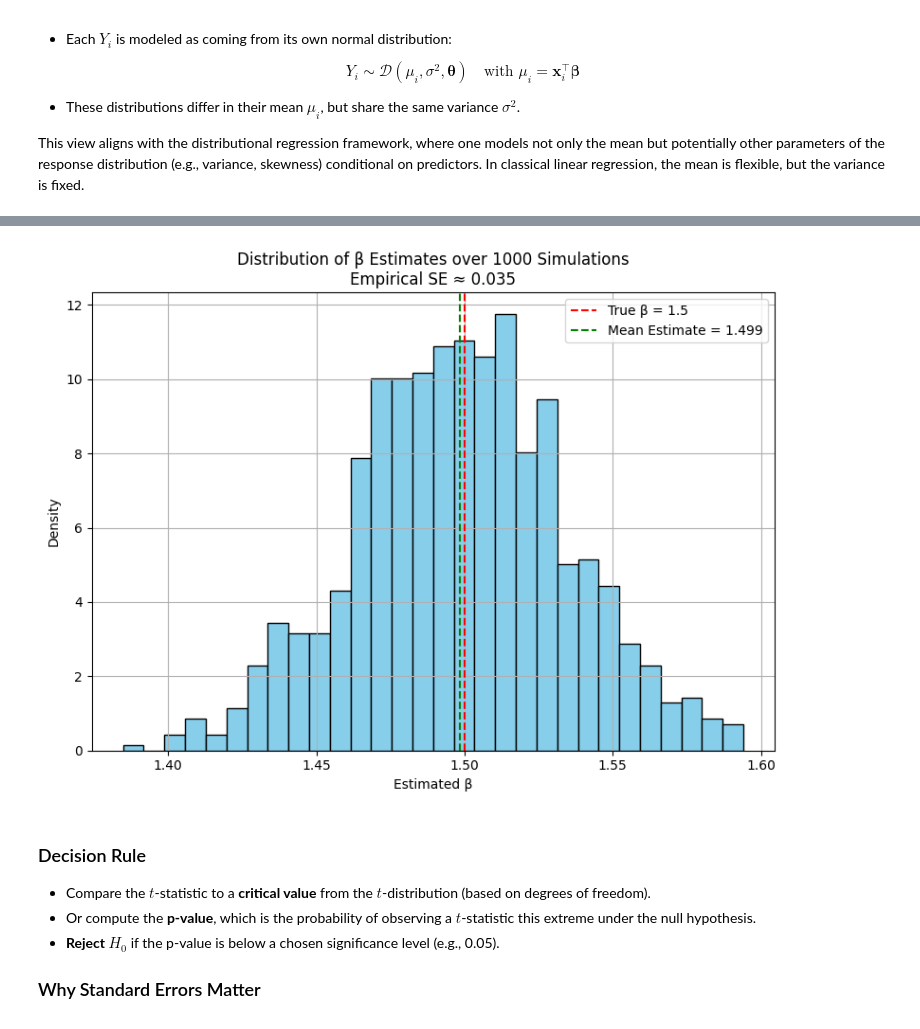
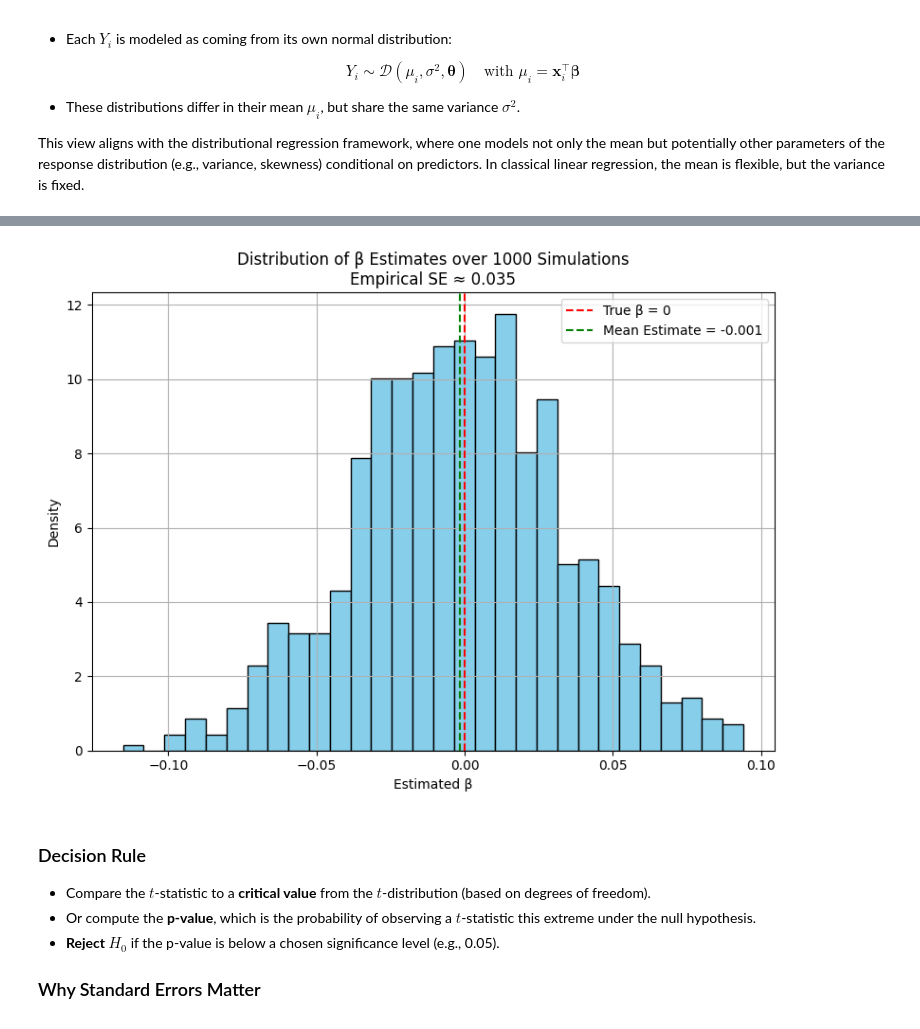
Before and after one commit to RalfKellner/fdaml_coursebook, a Jupyter notebook: coursebook/_build/jupyter_execute/05_regression.ipynb, the cells around one changed output, grey strips where cells are left out. Saved outputs shown, nothing was run; the diff lists cells and outputs as text; code cells hidden in the pictures.

```diff
--- a/coursebook/_build/jupyter_execute/05_regression.ipynb
+++ b/coursebook/_build/jupyter_execute/05_regression.ipynb
@@ -304,7 +304,7 @@ import statsmodels.api as sm
 n_simulations = 1000
 n_obs = 100
 true_alpha = 2
-true_beta = 1.5
+true_beta = 0
 sigma = 1.0
 
 # Store estimated betas
@@ -315,34 +315,34 @@ np.random.seed(42)
 for _ in range(n_simulations):
     x = np.random.uniform(0, 10, n_obs)
     noise = np.random.normal(0, sigma, n_obs)
     y = true_alpha + true_beta * x + noise
 
     # Estimate regression model
     X = sm.add_constant(x)  # Adds intercept term
     model = sm.OLS(y, X).fit()
     beta_estimates.append(model.params[1])  # Extract the slope estimate (beta)
 
 # Convert to NumPy array for analysis
 beta_estimates = np.array(beta_estimates)
 
 # Calculate empirical standard error of beta estimates
 empirical_se = np.std(beta_estimates)
 mean_beta = np.mean(beta_estimates)
 
 # Plot histogram of beta estimates
 plt.figure(figsize=(8, 6))
 plt.hist(beta_estimates, bins=30, color='skyblue', edgecolor='black', density=True)
 plt.axvline(true_beta, color='red', linestyle='--', label=f"True β = {true_beta}")
 plt.axvline(mean_beta, color='green', linestyle='--', label=f"Mean Estimate = {mean_beta:.3f}")
 plt.title(f"Distribution of β Estimates over {n_simulations} Simulations\nEmpirical SE ≈ {empirical_se:.3f}")
 plt.xlabel("Estimated β")
 plt.ylabel("Density")
 plt.legend()
 plt.grid(True)
 plt.tight_layout()
 plt.show()
 # %% [output]
-[figure, old version]
+[figure, new version]
 # %% [markdown]
 ### Decision Rule
 
```
Also changed, not shown: parts of 7 cells of this notebook, 47 other files.
